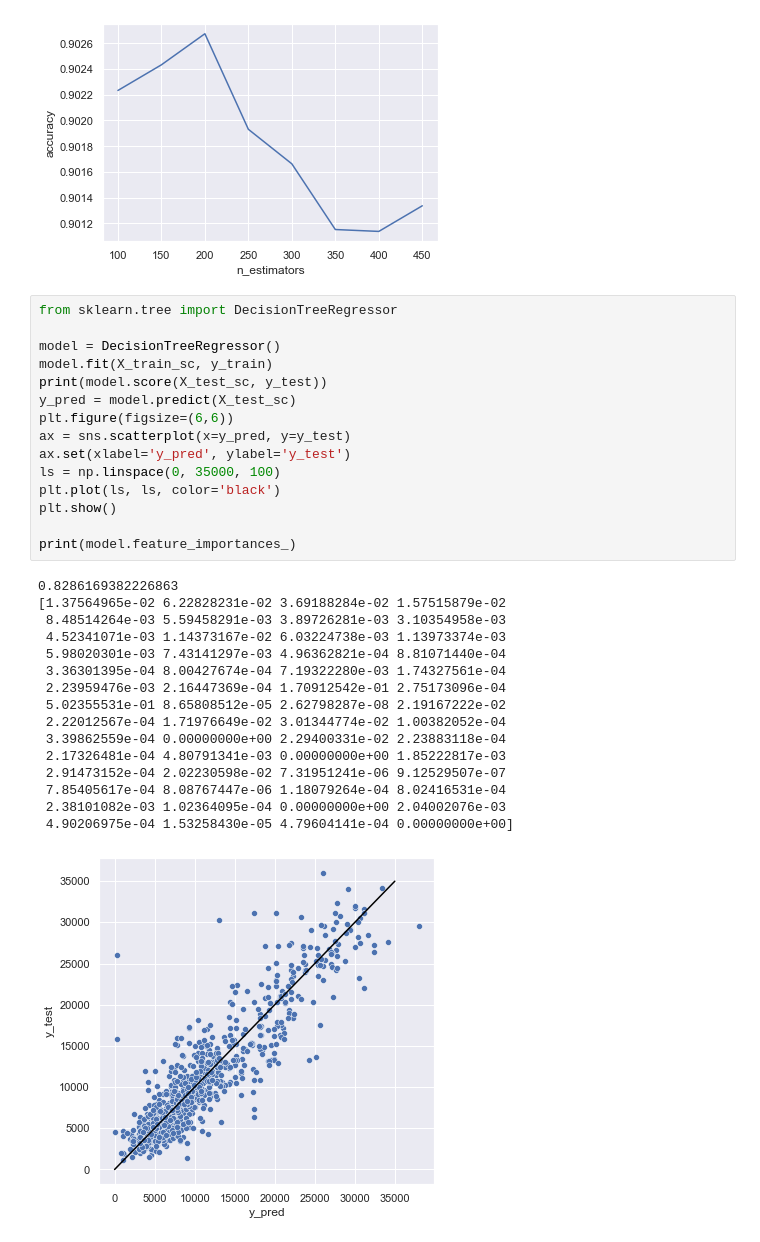
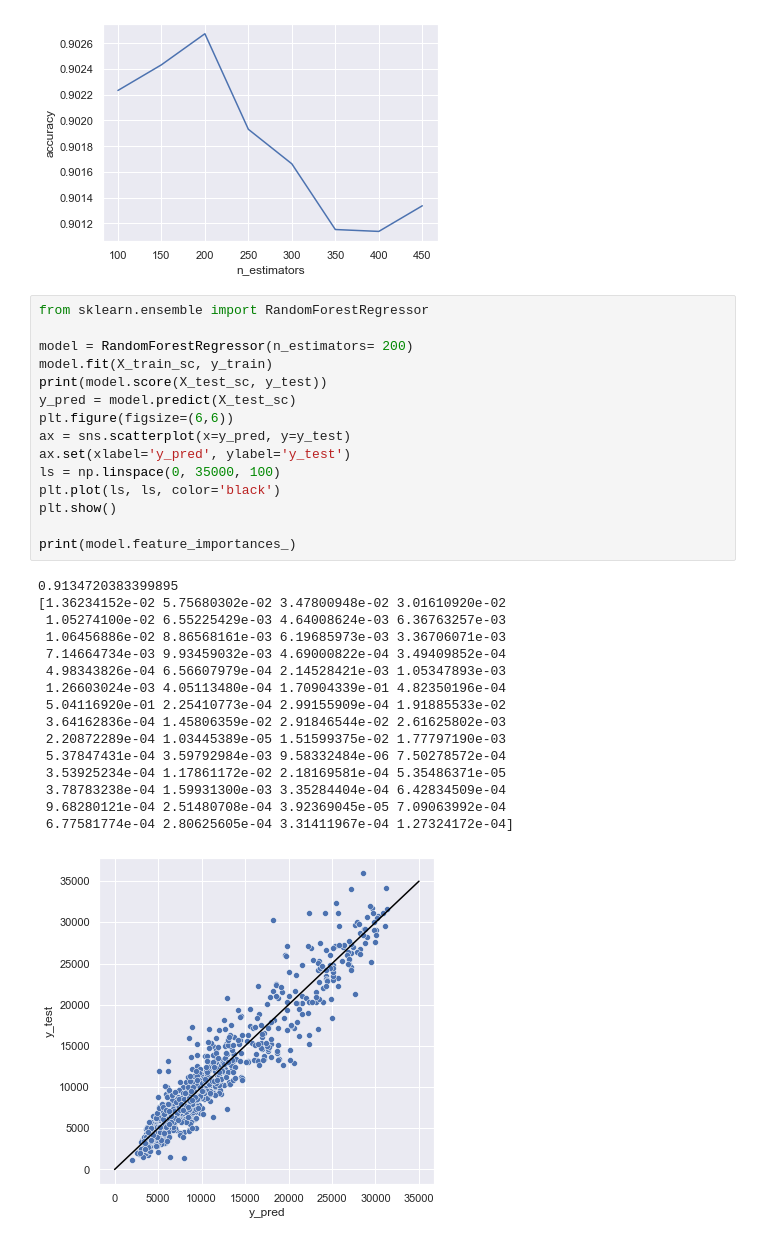
Before and after one commit to cyrill10/pml.attendance-analysis, a Jupyter notebook: analysis/modelRandomForrest.ipynb, the cells around one changed output. Cells and saved outputs as stored; diff of their text form.

Commit message:
new feature importance

```diff
--- a/analysis/modelRandomForrest.ipynb
+++ b/analysis/modelRandomForrest.ipynb
@@ -210,34 +210,34 @@ best_val   =  200
 best_score =  0.9026750091286171
 [figure]
 # %%
-from sklearn.tree import DecisionTreeRegressor
+from sklearn.ensemble import RandomForestRegressor
 
-model = DecisionTreeRegressor()
+model = RandomForestRegressor(n_estimators= 200)
 model.fit(X_train_sc, y_train)
 print(model.score(X_test_sc, y_test))
 y_pred = model.predict(X_test_sc)
 plt.figure(figsize=(6,6))
 ax = sns.scatterplot(x=y_pred, y=y_test)
 ax.set(xlabel='y_pred', ylabel='y_test')
 ls = np.linspace(0, 35000, 100)
 plt.plot(ls, ls, color='black')
 plt.show()
 
 print(model.feature_importances_)
 # %% [output]
-0.8286169382226863
-[1.37564965e-02 6.22828231e-02 3.69188284e-02 1.57515879e-02
- 8.48514264e-03 5.59458291e-03 3.89726281e-03 3.10354958e-03
- 4.52341071e-03 1.14373167e-02 6.03224738e-03 1.13973374e-03
- 5.98020301e-03 7.43141297e-03 4.96362821e-04 8.81071440e-04
- 3.36301395e-04 8.00427674e-04 7.19322280e-03 1.74327561e-04
- 2.23959476e-03 2.16447369e-04 1.70912542e-01 2.75173096e-04
- 5.02355531e-01 8.65808512e-05 2.62798287e-08 2.19167222e-02
- 2.22012567e-04 1.71976649e-02 3.01344774e-02 1.00382052e-04
- 3.39862559e-04 0.00000000e+00 2.29400331e-02 2.23883118e-04
- 2.17326481e-04 4.80791341e-03 0.00000000e+00 1.85222817e-03
- 2.91473152e-04 2.02230598e-02 7.31951241e-06 9.12529507e-07
- 7.85405617e-04 8.08767447e-06 1.18079264e-04 8.02416531e-04
- 2.38101082e-03 1.02364095e-04 0.00000000e+00 2.04002076e-03
- 4.90206975e-04 1.53258430e-05 4.79604141e-04 0.00000000e+00]
+0.9134720383399895
+[1.36234152e-02 5.75680302e-02 3.47800948e-02 3.01610920e-02
+ 1.05274100e-02 6.55225429e-03 4.64008624e-03 6.36763257e-03
+ 1.06456886e-02 8.86568161e-03 6.19685973e-03 3.36706071e-03
+ 7.14664734e-03 9.93459032e-03 4.69000822e-04 3.49409852e-04
+ 4.98343826e-04 6.56607979e-04 2.14528421e-03 1.05347893e-03
+ 1.26603024e-03 4.05113480e-04 1.70904339e-01 4.82350196e-04
+ 5.04116920e-01 2.25410773e-04 2.99155909e-04 1.91885533e-02
+ 3.64162836e-04 1.45806359e-02 2.91846544e-02 2.61625802e-03
+ 2.20872289e-04 1.03445389e-05 1.51599375e-02 1.77797190e-03
+ 5.37847431e-04 3.59792984e-03 9.58332484e-06 7.50278572e-04
+ 3.53925234e-04 1.17861172e-02 2.18169581e-04 5.35486371e-05
+ 3.78783238e-04 1.59931300e-03 3.35284404e-04 6.42834509e-04
+ 9.68280121e-04 2.51480708e-04 3.92369045e-05 7.09063992e-04
+ 6.77581774e-04 2.80625605e-04 3.31411967e-04 1.27324172e-04]
-[figure, old version]
+[figure, new version]
```
Also changed, not shown: parts of 2 cells of this notebook, 6 other files.
